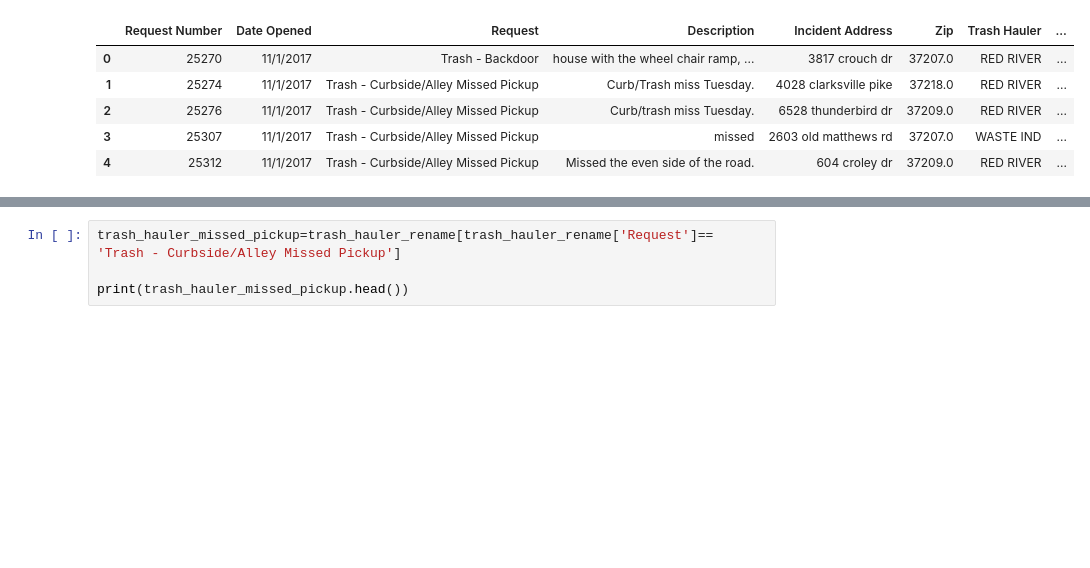
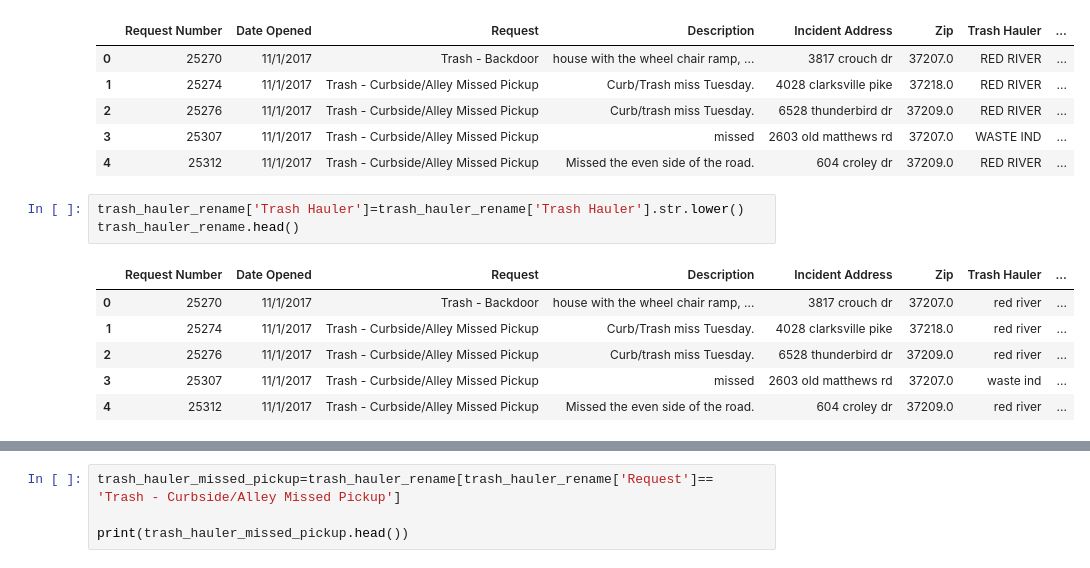
Before and after one commit to NSS-Data-Analytics-Cohort-14/trash-pickups-v2-Hannah00Donnelly, a Jupyter notebook: notebooks/hdonnelly_trash_pandas.ipynb, the cells around one changed output, grey strips where cells are left out. Saved outputs shown, nothing was run; the diff lists cells and outputs as text; blank space fills up the shorter version.

```diff
--- a/notebooks/hdonnelly_trash_pandas.ipynb
+++ b/notebooks/hdonnelly_trash_pandas.ipynb
@@ -111,6 +107,16 @@ trash_hauler_rename.head()
 | 2 | 25276 | 11/1/2017 | Trash - Curbside/Alley Missed Pickup | Curb/trash miss Tuesday. | 6528 thunderbird dr | 37209.0 | RED RIVER | ... |
 | 3 | 25307 | 11/1/2017 | Trash - Curbside/Alley Missed Pickup | missed | 2603 old matthews rd | 37207.0 | WASTE IND | ... |
 | 4 | 25312 | 11/1/2017 | Trash - Curbside/Alley Missed Pickup | Missed the even side of the road. | 604 croley dr | 37209.0 | RED RIVER | ... |
+# %%
+trash_hauler_rename['Trash Hauler']=trash_hauler_rename['Trash Hauler'].str.lower()
+trash_hauler_rename.head()
+# %% [output]
+|  | Request Number | Date Opened | Request | Description | Incident Address | Zip | Trash Hauler | ... |
+| 0 | 25270 | 11/1/2017 | Trash - Backdoor | house with the wheel chair ramp, ... | 3817 crouch dr | 37207.0 | red river | ... |
+| 1 | 25274 | 11/1/2017 | Trash - Curbside/Alley Missed Pickup | Curb/Trash miss Tuesday. | 4028 clarksville pike | 37218.0 | red river | ... |
+| 2 | 25276 | 11/1/2017 | Trash - Curbside/Alley Missed Pickup | Curb/trash miss Tuesday. | 6528 thunderbird dr | 37209.0 | red river | ... |
+| 3 | 25307 | 11/1/2017 | Trash - Curbside/Alley Missed Pickup | missed | 2603 old matthews rd | 37207.0 | waste ind | ... |
+| 4 | 25312 | 11/1/2017 | Trash - Curbside/Alley Missed Pickup | Missed the even side of the road. | 604 croley dr | 37209.0 | red river | ... |
 # %% [markdown]
 ## Missed Trash Pickups
 
```
Also changed, not shown: parts of 6 cells of this notebook.
